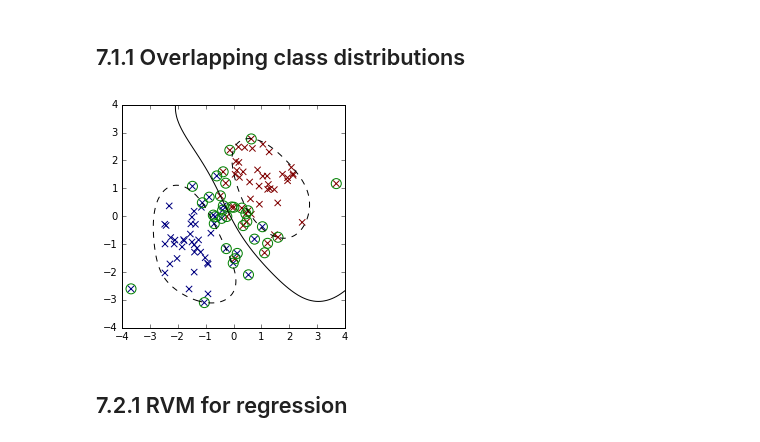
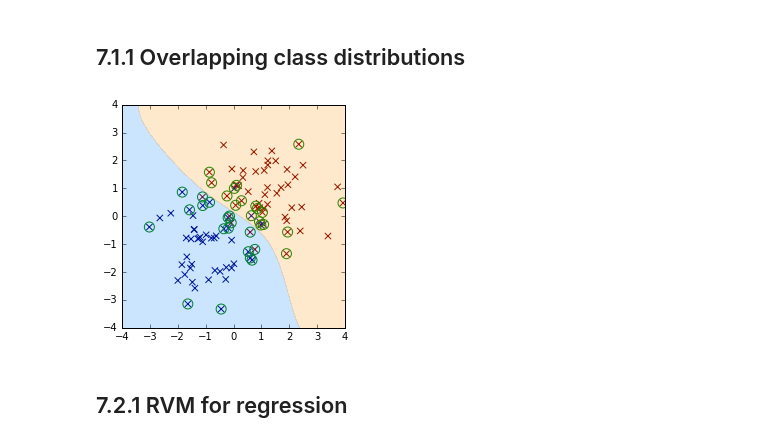
Before and after one commit to ctgk/PRML, a Jupyter notebook: notebooks/ch07_Sparse_Kernel_Machines.ipynb, the cells around one changed output. Saved outputs shown, nothing was run; the diff lists cells and outputs as text; code cells hidden in the pictures.

```diff
--- a/notebooks/ch07_Sparse_Kernel_Machines.ipynb
+++ b/notebooks/ch07_Sparse_Kernel_Machines.ipynb
@@ -56,28 +56,26 @@ plt.gca().set_aspect("equal", adjustable="box")
 # %%
 def create_toy_data():
     x0 = np.random.normal(size=100).reshape(-1, 2) - 1.
     x1 = np.random.normal(size=100).reshape(-1, 2) + 1.
     x = np.concatenate([x0, x1])
     y = np.concatenate([-np.ones(50), np.ones(50)]).astype(np.int)
     return x, y
 
 x_train, y_train = create_toy_data()
 
-model = SupportVectorClassfier(RBF(np.array([1., 0.5, 0.5])), C=0.5)
-model.fit(x_train, y_train, learning_rate=1.)
+model = SupportVectorClassfier(RBF(np.array([1., 0.5, 0.5])), C=1.)
+model.fit(x_train, y_train)
 
 x0, x1 = np.meshgrid(np.linspace(-4, 4, 100), np.linspace(-4, 4, 100))
 x = np.array([x0, x1]).reshape(2, -1).T
 plt.scatter(x_train[:, 0], x_train[:, 1], s=40, c=y_train, marker="x")
 plt.scatter(model.X[:, 0], model.X[:, 1], s=100, facecolor="none", edgecolor="g")
-plt.contour(
-    x0, x1, model.distance(x).reshape(100, 100),
-    np.arange(-1, 2), colors="k", linestyles=("dashed", "solid", "dashed"))
+plt.contourf(x0, x1, model.distance(x).reshape(100, 100), np.array([-100., 0., 100.]), alpha=0.2)
 plt.xlim(-4, 4)
 plt.ylim(-4, 4)
 plt.gca().set_aspect("equal", adjustable="box")
 # %% [output]
-[figure, old version]
+[figure, new version]
 # %% [markdown]
 ## 7.2.1 RVM for regression
 # %%
```
Also changed, not shown: parts of 3 cells of this notebook, 1 other file.
